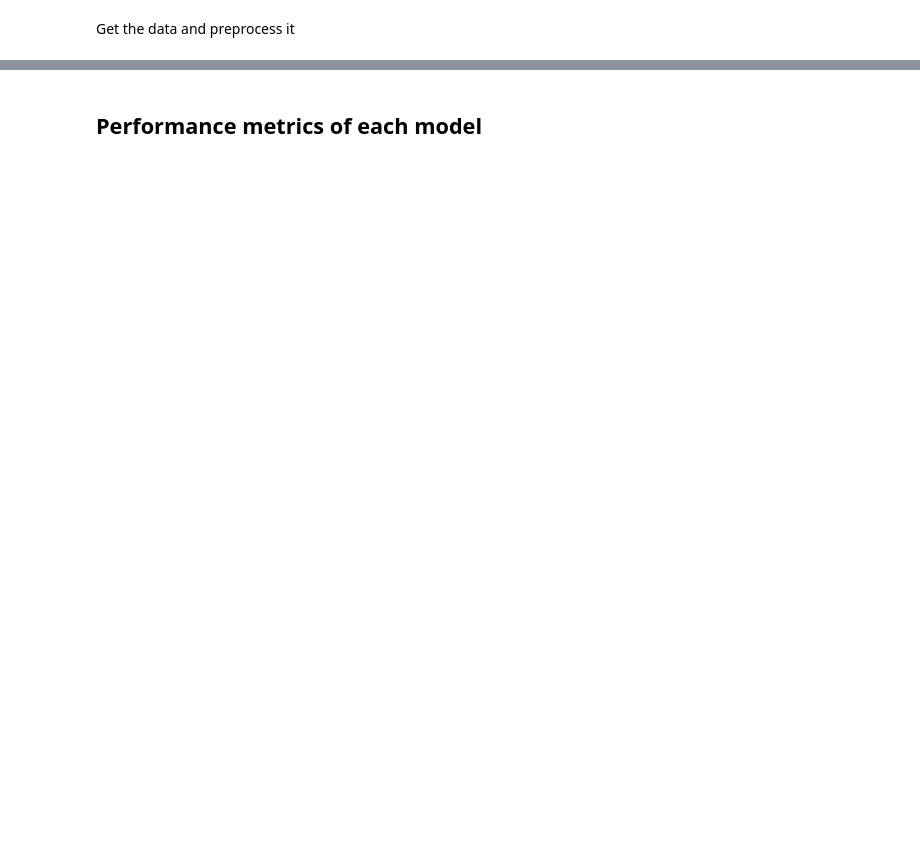
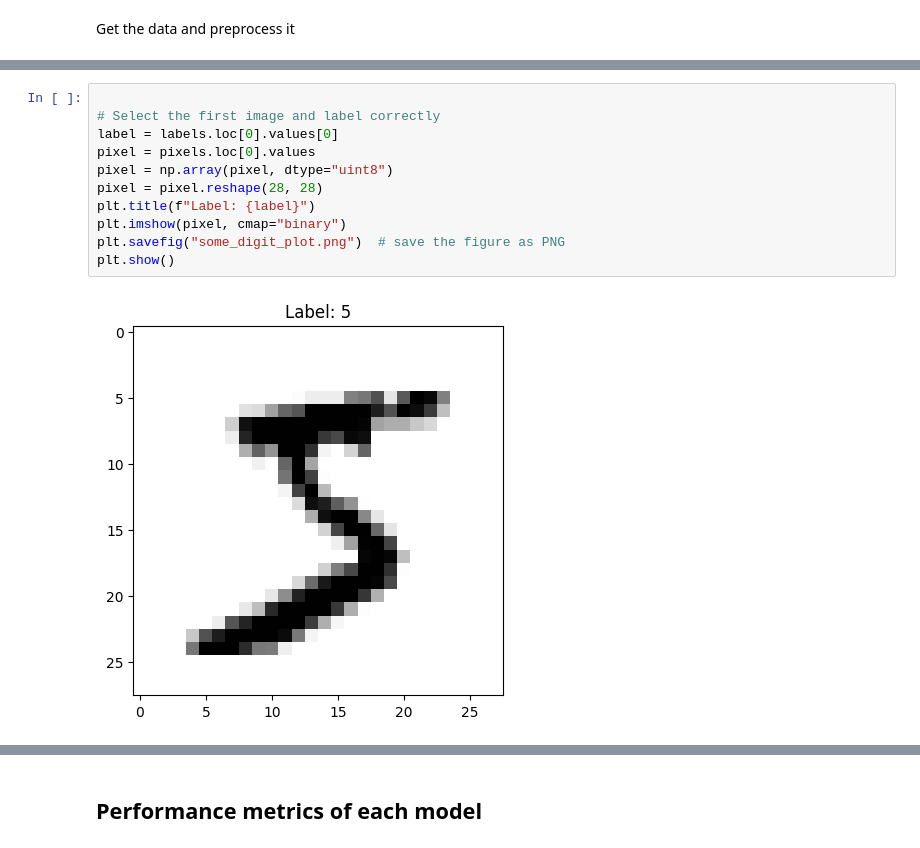
Before and after one commit to Algebra101/-MNIST-Digit-Recognition-Project, a Jupyter notebook: model_train.ipynb, the cells around one changed output, grey strips where cells are left out. Saved outputs shown, nothing was run; the diff lists cells and outputs as text; blank space fills up the shorter version.

```diff
--- a/model_train.ipynb
+++ b/model_train.ipynb
@@ -44,0 +141,13 @@ y = y.astype(np.uint8)
+# %%
+
+# Select the first image and label correctly
+label = labels.loc[0].values[0]
+pixel = pixels.loc[0].values
+pixel = np.array(pixel, dtype="uint8")
+pixel = pixel.reshape(28, 28)
+plt.title(f"Label: {label}")
+plt.imshow(pixel, cmap="binary")
+plt.savefig("some_digit_plot.png")  # save the figure as PNG
+plt.show()
+# %% [output]
+[figure, added]
```
Also changed, not shown: parts of 30 cells of this notebook, 4 other files.
